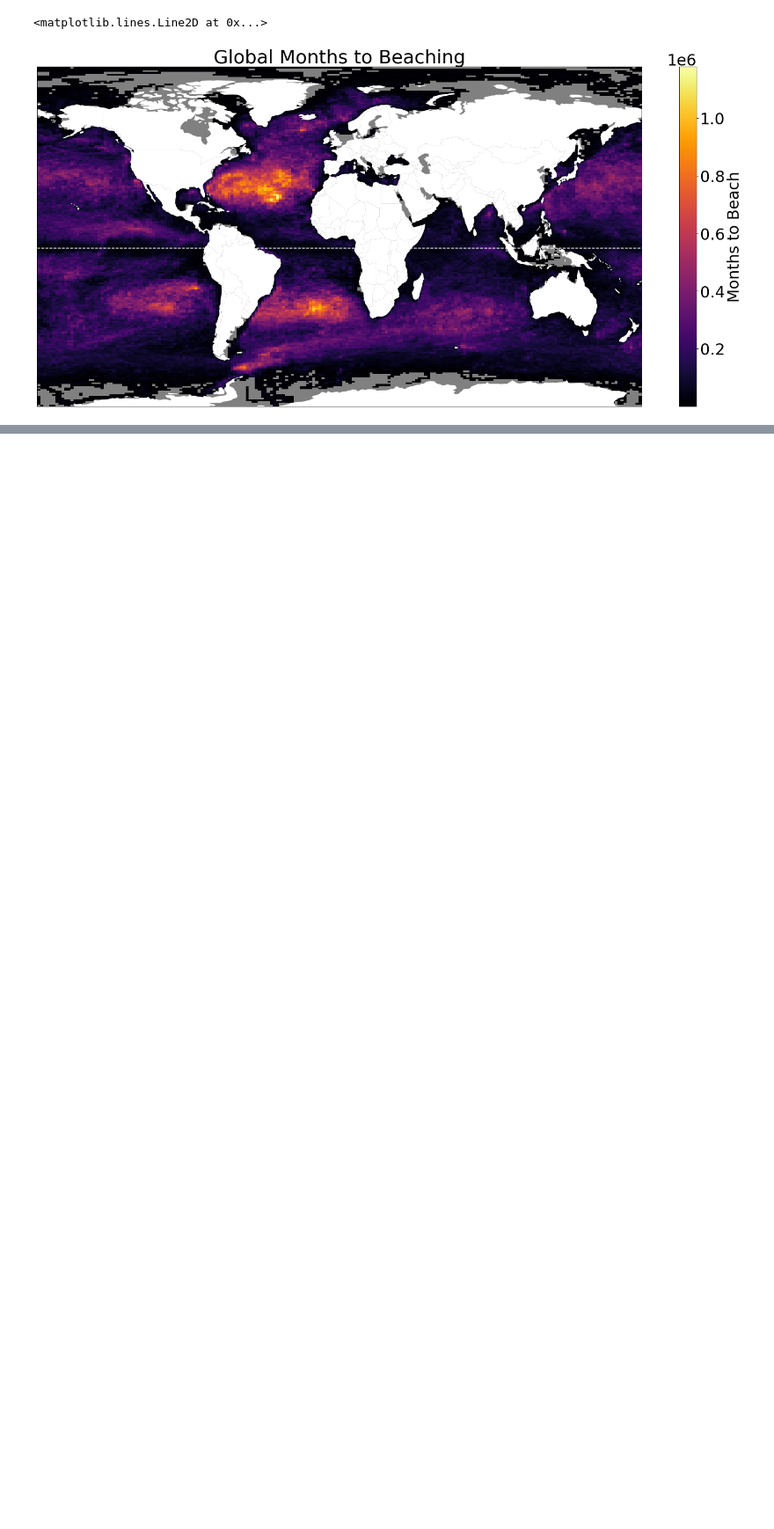
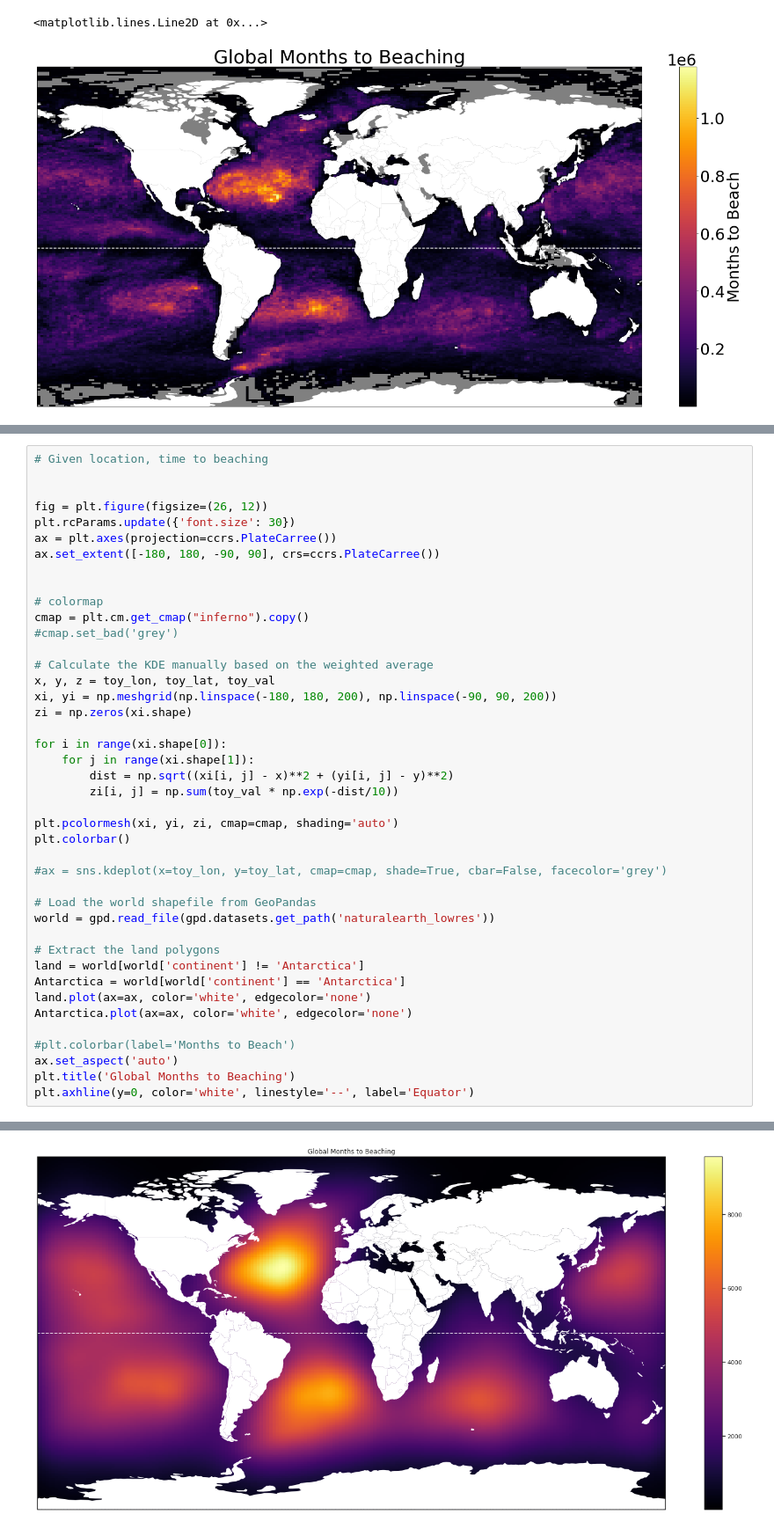
Before and after one commit to GHOpenonic/global-drifter-program, a Jupyter notebook: time to beach heatmap.ipynb, the cells around one changed output, grey strips where cells are left out. Shown at 88% size. Drawn from its saved outputs; the diff is of its cells as text; blank space fills up the shorter version.

```diff
--- a/time to beach heatmap.ipynb
+++ b/time to beach heatmap.ipynb
@@ -224,0 +247,43 @@ plt.axhline(y=0, color='white', linestyle='--', label='Equator')
+# %%
+# Given location, time to beaching
+
+
+fig = plt.figure(figsize=(26, 12))
+plt.rcParams.update({'font.size': 30})
+ax = plt.axes(projection=ccrs.PlateCarree())
+ax.set_extent([-180, 180, -90, 90], crs=ccrs.PlateCarree())
+
+
+# colormap
+cmap = plt.cm.get_cmap("inferno").copy()
+#cmap.set_bad('grey')
+
+# Calculate the KDE manually based on the weighted average
+x, y, z = toy_lon, toy_lat, toy_val
+xi, yi = np.meshgrid(np.linspace(-180, 180, 200), np.linspace(-90, 90, 200))
+zi = np.zeros(xi.shape)
+
+for i in range(xi.shape[0]):
+    for j in range(xi.shape[1]):
+        dist = np.sqrt((xi[i, j] - x)**2 + (yi[i, j] - y)**2)
+        zi[i, j] = np.sum(toy_val * np.exp(-dist/10))
+
+plt.pcolormesh(xi, yi, zi, cmap=cmap, shading='auto')
+plt.colorbar()
+
+#ax = sns.kdeplot(x=toy_lon, y=toy_lat, cmap=cmap, shade=True, cbar=False, facecolor='grey')
+
+# Load the world shapefile from GeoPandas
+world = gpd.read_file(gpd.datasets.get_path('naturalearth_lowres'))
+
+# Extract the land polygons
+land = world[world['continent'] != 'Antarctica']
+Antarctica = world[world['continent'] == 'Antarctica']
+land.plot(ax=ax, color='white', edgecolor='none')
+Antarctica.plot(ax=ax, color='white', edgecolor='none')
+
+#plt.colorbar(label='Months to Beach')
+ax.set_aspect('auto')
+plt.title('Global Months to Beaching')
+plt.axhline(y=0, color='white', linestyle='--', label='Equator')
+# %% [output]
@@ -224,0 +291 @@ plt.axhline(y=0, color='white', linestyle='--', label='Equator')
+[figure, added]
```
Also changed, not shown: parts of 7 cells of this notebook.
